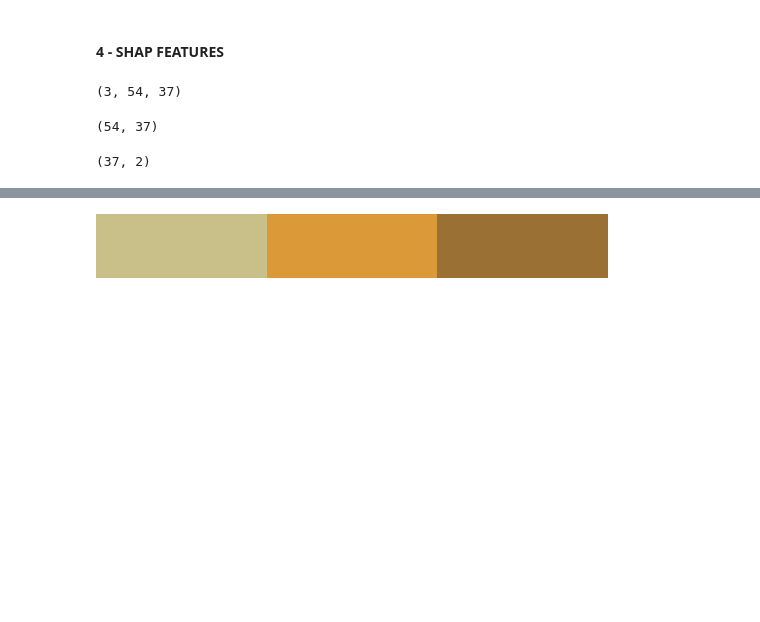
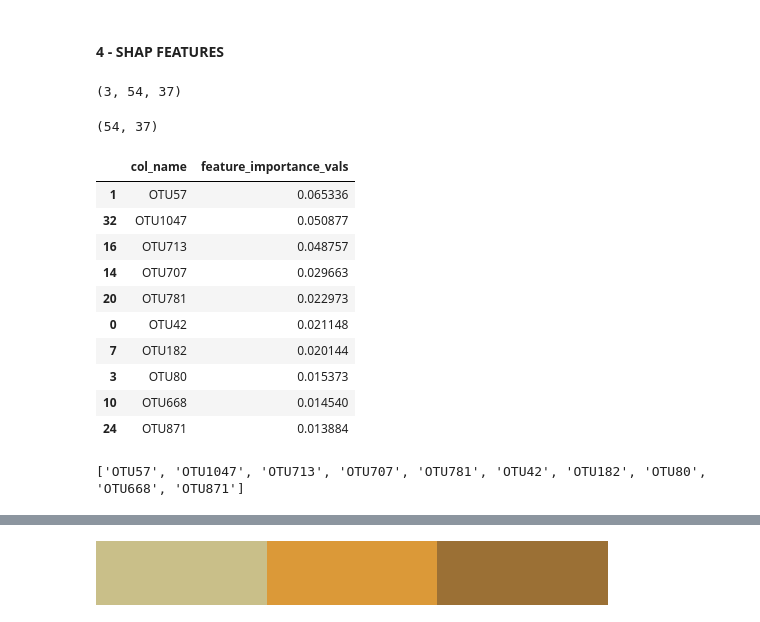
Before and after one commit to santule/microbe-ind, a Jupyter notebook: notebooks/nitrate_classifier_newnames.ipynb, the cells around one changed output, grey strips where cells are left out. Saved outputs shown, nothing was run; the diff lists cells and outputs as text; code cells hidden in the pictures; blank space fills up the shorter version.

```diff
--- a/notebooks/nitrate_classifier_newnames.ipynb
+++ b/notebooks/nitrate_classifier_newnames.ipynb
@@ -284,11 +284,24 @@ shap_values[0].shape
 # %% [output]
 (54, 37)
 # %%
-# SHAP FEATUREE IMPORTANCE ACROSS CLASSES FOR ALL EXAMPLES
+# SHAP FEATUREE IMPORTANCE ACROSS CLASSES FOR ALL EXAMPLES and FILTER TOP 10 for later plots
 vals= np.abs(shap_values).mean(0).mean(0) # mean across class , mean across all instances. left with only features
 feature_importance = pd.DataFrame(list(zip(boruta_features,vals)),columns=['col_name','feature_importance_vals'])
 feature_importance.sort_values(by=['feature_importance_vals'],ascending=False,inplace=True)
-feature_importance.head(10)
-feature_importance.shape
+display(feature_importance.head(10))
+shap_top_10_feature_names = list(feature_importance['col_name'])[0:10]
+print(shap_top_10_feature_names)
+feature_idx = [boruta_features.index(f) for f in shap_top_10_feature_names]
 # %% [output]
+|  | col_name | feature_importance_vals |
+| 1 | OTU57 | 0.065336 |
+| 32 | OTU1047 | 0.050877 |
+| 16 | OTU713 | 0.048757 |
+| 14 | OTU707 | 0.029663 |
+| 20 | OTU781 | 0.022973 |
+| 0 | OTU42 | 0.021148 |
+| 7 | OTU182 | 0.020144 |
+| 3 | OTU80 | 0.015373 |
+| 10 | OTU668 | 0.014540 |
+| 24 | OTU871 | 0.013884 |
-(37, 2)
+['OTU57', 'OTU1047', 'OTU713', 'OTU707', 'OTU781', 'OTU42', 'OTU182', 'OTU80', 'OTU668', 'OTU871']
```
Also changed, not shown: parts of 6 cells of this notebook.
